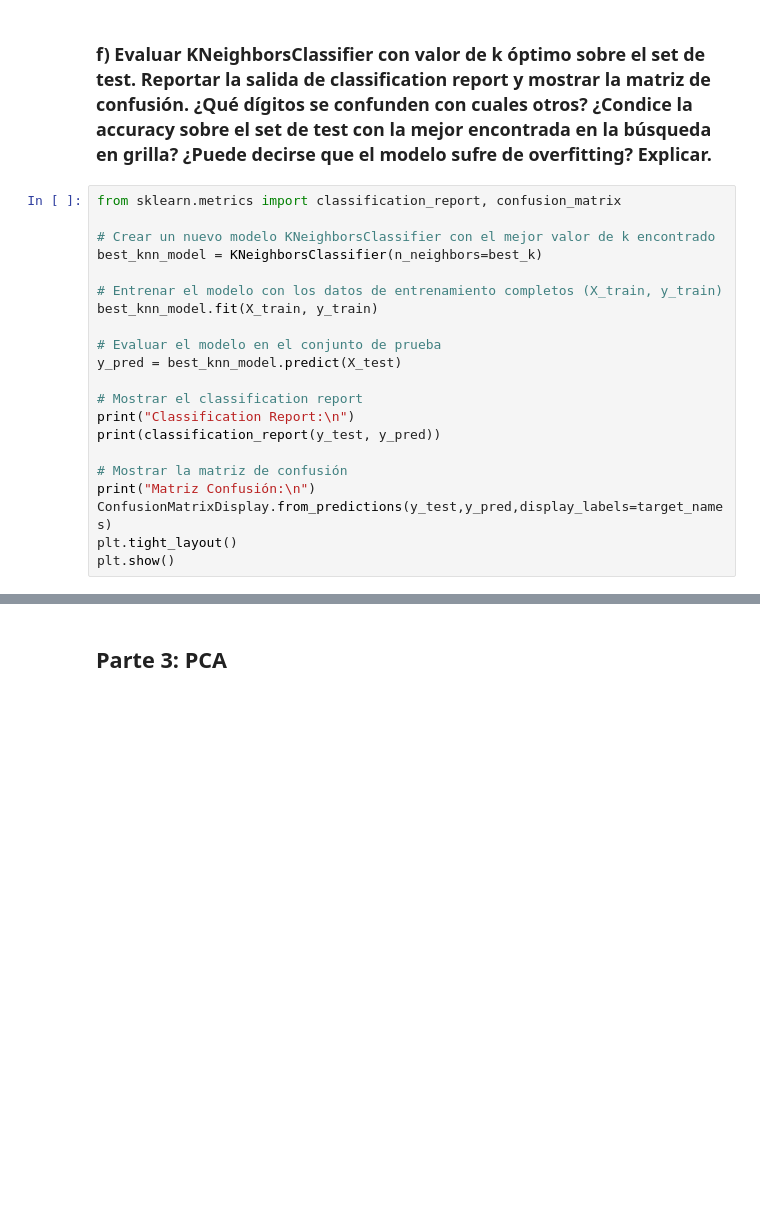
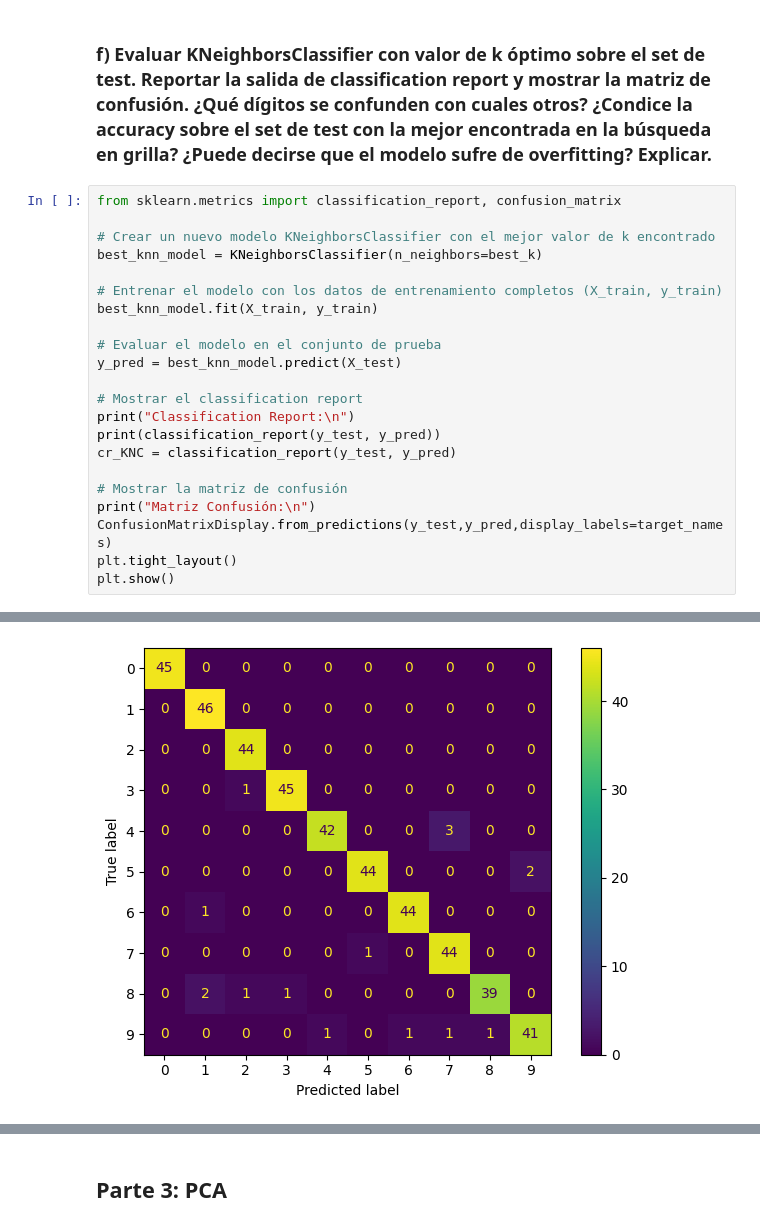
Before and after one commit to diegodorado1729/Coding, a Jupyter notebook: Python/CD-2024/Tarea4.ipynb, the cells around one changed output, grey strips where cells are left out. Cells and saved outputs as stored; diff of their text form; blank space fills up the shorter version.

```diff
--- a/Python/CD-2024/Tarea4.ipynb
+++ b/Python/CD-2024/Tarea4.ipynb
@@ -172,9 +181,11 @@ y_pred = best_knn_model.predict(X_test)
 # Mostrar el classification report
 print("Classification Report:\n")
 print(classification_report(y_test, y_pred))
+cr_KNC = classification_report(y_test, y_pred)
 
 # Mostrar la matriz de confusión
 print("Matriz Confusión:\n")
 ConfusionMatrixDisplay.from_predictions(y_test,y_pred,display_labels=target_names)
 plt.tight_layout()
 plt.show()
+# %% [output]
@@ -180,0 +212 @@ plt.show()
+[figure, added]
```
Also changed, not shown: parts of 23 cells of this notebook.
